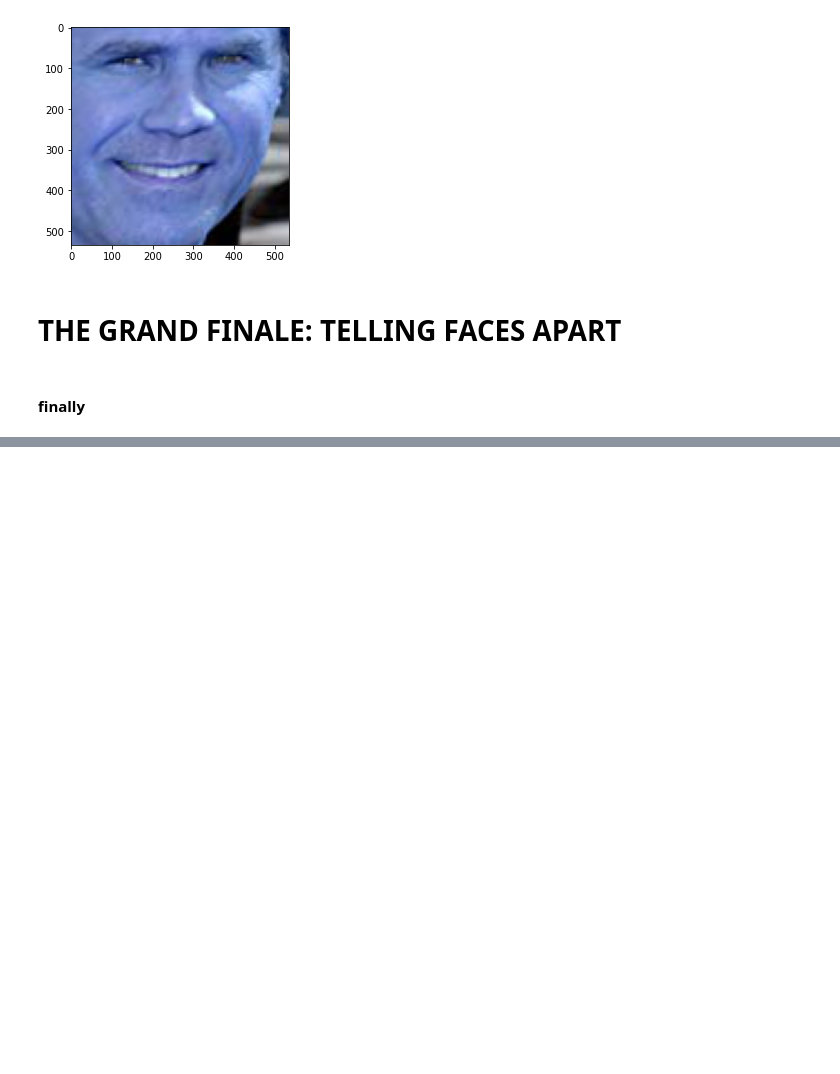
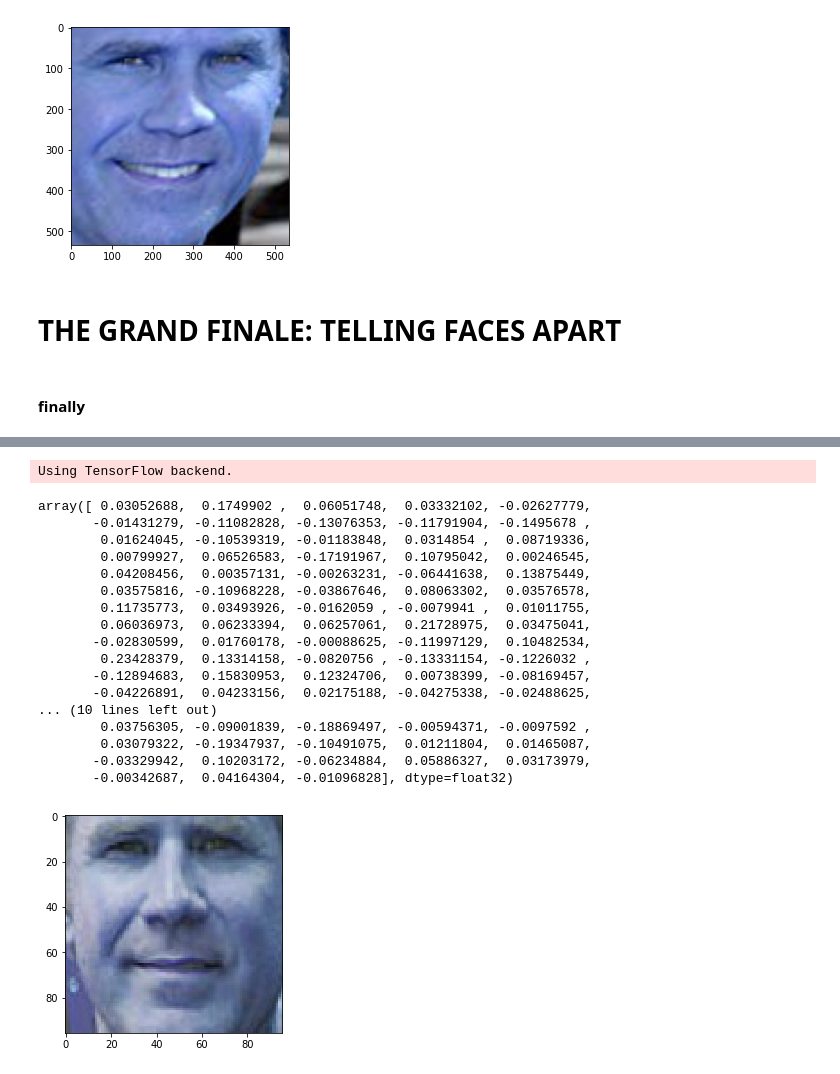
Before and after one commit to Beatricce/IA, a Jupyter notebook: face_recognition/Face recognition.ipynb, the cells around one changed output, grey strips where cells are left out. Cells and saved outputs as stored; diff of their text form; code cells hidden in the pictures; blank space fills up the shorter version.

Commit message:
Changes on face_recognition

```diff
--- a/face_recognition/Face recognition.ipynb
+++ b/face_recognition/Face recognition.ipynb
@@ -187,0 +249,25 @@ Is the unknown face a new person that we've never seen before? True
+# %%
+from keras.models import Sequential
+from keras.layers import Conv2D, ZeroPadding2D, Activation, Input, concatenate
+from keras.models import Model
+from keras.layers.normalization import BatchNormalization
+from keras.layers.pooling import MaxPooling2D, AveragePooling2D
+from keras.layers.merge import Concatenate
+from keras.layers.core import Lambda, Flatten, Dense
+from keras.engine.topology import Layer
+from keras import backend as K
+import cv2
+import os, sys
+import numpy as np
+from numpy import genfromtxt
+import pandas as pd
+import tensorflow as tf
+from utils import LRN2D
+import utils
+
+%load_ext autoreload
+%autoreload 2
+
+np.set_printoptions(threshold=sys.maxsize)
+# %% [output]
+Using TensorFlow backend.
@@ -187,0 +496,47 @@ Is the unknown face a new person that we've never seen before? True
+# %%
+# Add a pretained model from OpenFace (https://cmusatyalab.github.io/openface/models-and-accuracies/#pre-trained-models)
+# When you download the model weights from the OpenFace page, you get a .t7 file, so the very first step is to
+# convert .t7 file to .h5
+# Oooor you could just download it from here (https://github.com/iwantooxxoox/Keras-OpenFace/tree/master/model)
+# (just like i did)
+
+# See the original model here: https://github.com/iwantooxxoox/Keras-OpenFace/blob/master/Keras-openface-convertion.ipynb
+
+model.load_weights('weights/nn4.small2.v1.h5')
+# %%
+# Before calculation the best distance threshold τ, let me show how the algorithm works on three images, two
+# from the same guy and one from a different guy
+
+# Let's get another Will Ferrell picture and normalize it
+img_reshape('training_images/will_ferrell/Will_Ferrell_2013.jpg')
+another_known_image = plt.imread('aligned_images/Will_Ferrell_2013/Will_Ferrell_2013_0.jpg')
+img = (another_known_image / 255.).astype(np.float32)
+plt.imshow(another_known_image) # nice
+try:
+    another_will_ferrell_encoding = model.predict(np.expand_dims(img, axis=0))[0] ###### NOTICE THAT WE USED
+                                                                                  # THE MODEL INSTEAD OF THAT
+                                                                                  #  LIB FUNCTION
+except IndexError:
+    print("I wasn't able to locate any faces in at least one of the images. Check the image files. Aborting...")
+    quit()
+
+another_will_ferrell_encoding
+# %% [output]
+array([ 0.03052688,  0.1749902 ,  0.06051748,  0.03332102, -0.02627779,
+       -0.01431279, -0.11082828, -0.13076353, -0.11791904, -0.1495678 ,
+        0.01624045, -0.10539319, -0.01183848,  0.0314854 ,  0.08719336,
+        0.00799927,  0.06526583, -0.17191967,  0.10795042,  0.00246545,
+        0.04208456,  0.00357131, -0.00263231, -0.06441638,  0.13875449,
+        0.03575816, -0.10968228, -0.03867646,  0.08063302,  0.03576578,
+        0.11735773,  0.03493926, -0.0162059 , -0.0079941 ,  0.01011755,
+        0.06036973,  0.06233394,  0.06257061,  0.21728975,  0.03475041,
+       -0.02830599,  0.01760178, -0.00088625, -0.11997129,  0.10482534,
+        0.23428379,  0.13314158, -0.0820756 , -0.13331154, -0.1226032 ,
+       -0.12894683,  0.15830953,  0.12324706,  0.00738399, -0.08169457,
+       -0.04226891,  0.04233156,  0.02175188, -0.04275338, -0.02488625,
+... (10 lines left out)
+        0.03756305, -0.09001839, -0.18869497, -0.00594371, -0.0097592 ,
+        0.03079322, -0.19347937, -0.10491075,  0.01211804,  0.01465087,
+       -0.03329942,  0.10203172, -0.06234884,  0.05886327,  0.03173979,
+       -0.00342687,  0.04164304, -0.01096828], dtype=float32)
+[figure, added]
```
Also changed, not shown: parts of 24 cells of this notebook, 28 other files.
